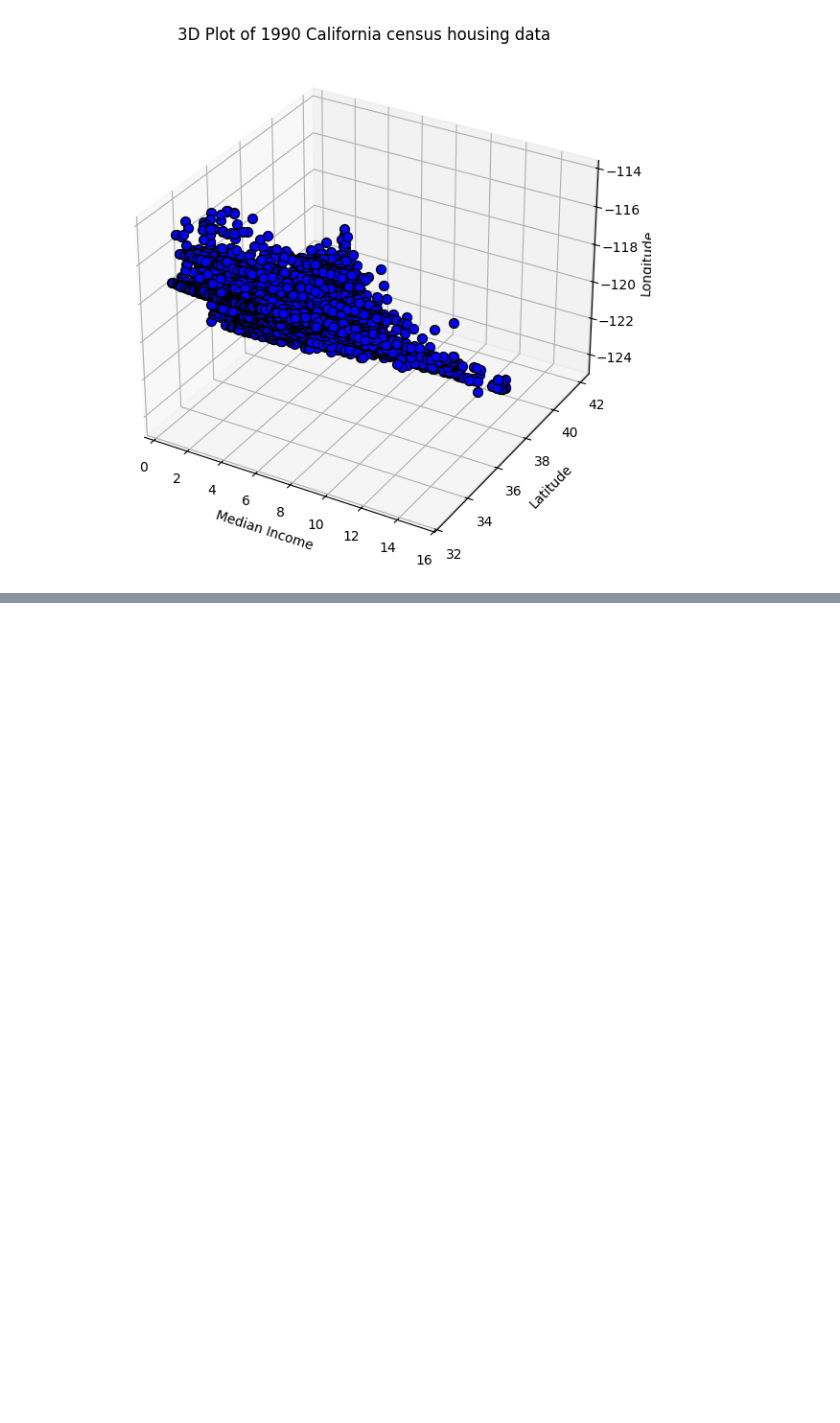
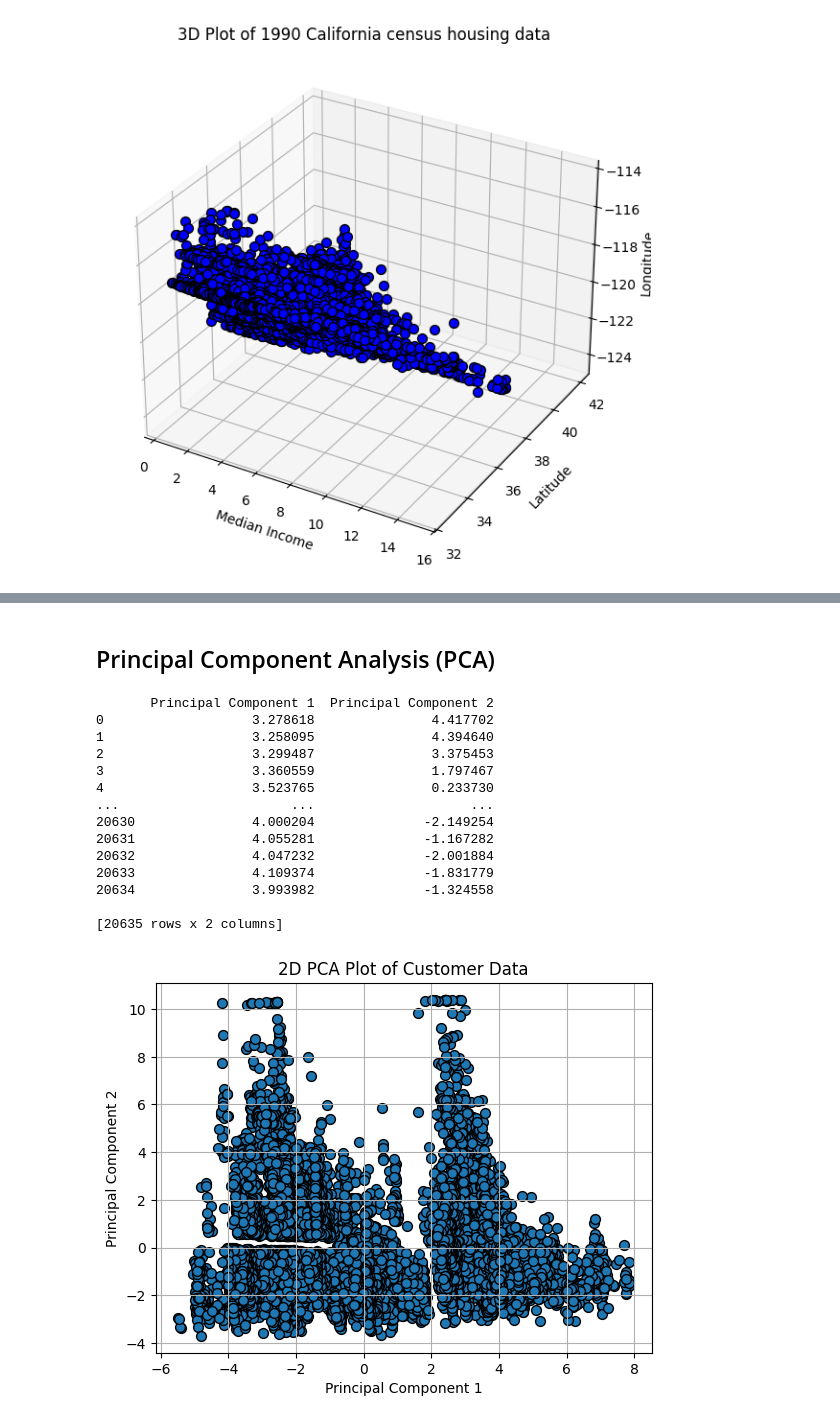
Before and after one commit to NWinocur/unsupervised-learning-k-means-project, a Jupyter notebook: src/explore.ipynb, the cells around one changed output, grey strips where cells are left out. Saved outputs shown, nothing was run; the diff lists cells and outputs as text; code cells hidden in the pictures; blank space fills up the shorter version.

```diff
--- a/src/explore.ipynb
+++ b/src/explore.ipynb
@@ -189,0 +312,46 @@ plt.show()
+# %% [markdown]
+## Principal Component Analysis (PCA)
+# %%
+from sklearn.decomposition import PCA
+
+# Apply PCA to reduce the dimensions of the customer data to 2 dimensions
+pca = PCA(n_components=2)
+pca_result = pca.fit_transform(raw_data)
+
+# Create a DataFrame with the 2 principal components
+pca_df = pd.DataFrame(
+    pca_result, columns=["Principal Component 1", "Principal Component 2"]
+)
+
+# Display the resulting DataFrame
+print(pca_df)
+
+# Plot the 2D data points after PCA
+plt.scatter(
+    pca_df["Principal Component 1"],
+    pca_df["Principal Component 2"],
+    marker="o",
+    edgecolor="k",
+    s=50,
+)
+plt.title("2D PCA Plot of Customer Data")
+plt.xlabel("Principal Component 1")
+plt.ylabel("Principal Component 2")
+plt.grid(True)
+plt.show()
+# %% [output]
+       Principal Component 1  Principal Component 2
+0                   3.278618               4.417702
+1                   3.258095               4.394640
+2                   3.299487               3.375453
+3                   3.360559               1.797467
+4                   3.523765               0.233730
+...                      ...                    ...
+20630               4.000204              -2.149254
+20631               4.055281              -1.167282
+20632               4.047232              -2.001884
+20633               4.109374              -1.831779
+20634               3.993982              -1.324558
+
+[20635 rows x 2 columns]
+[figure, added]
```
Also changed, not shown: parts of 14 cells of this notebook.
